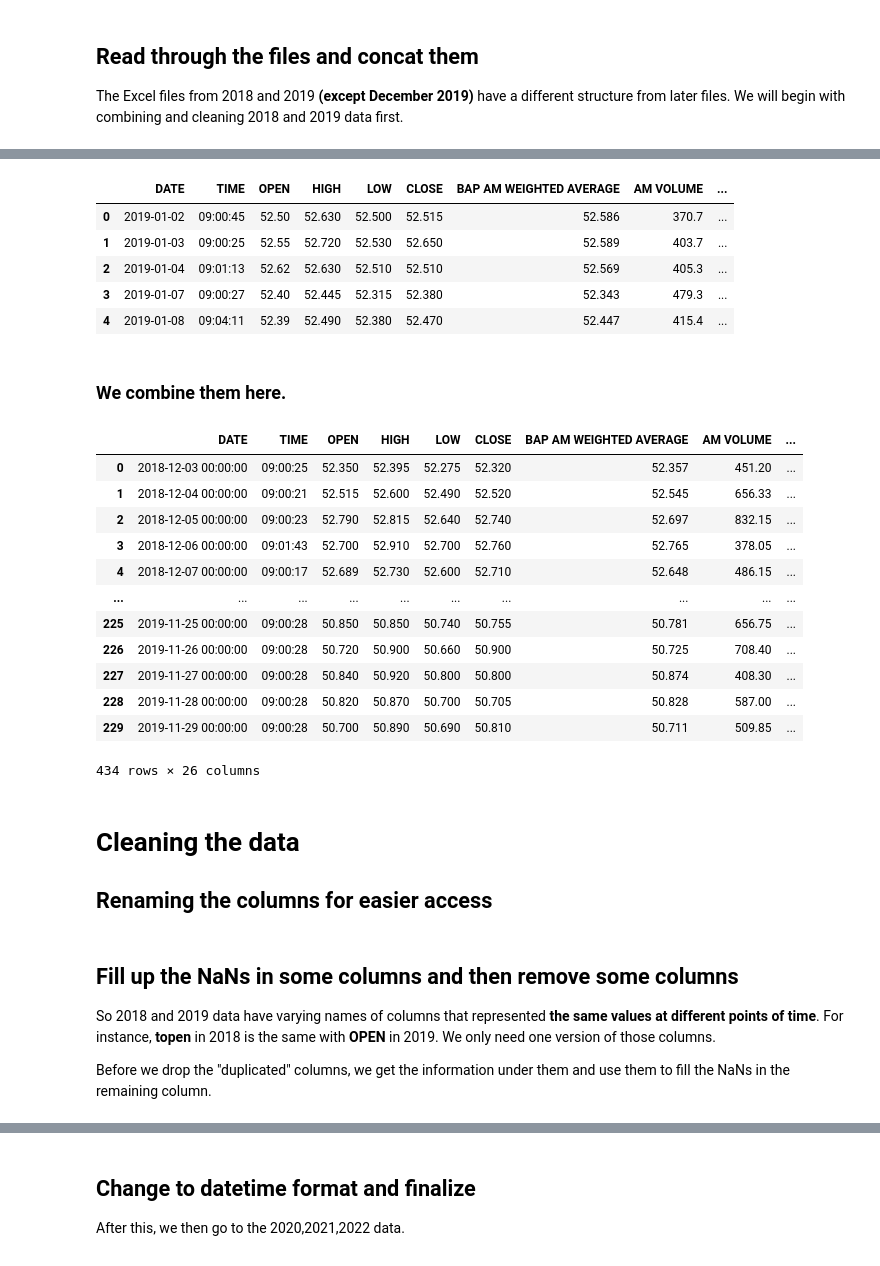
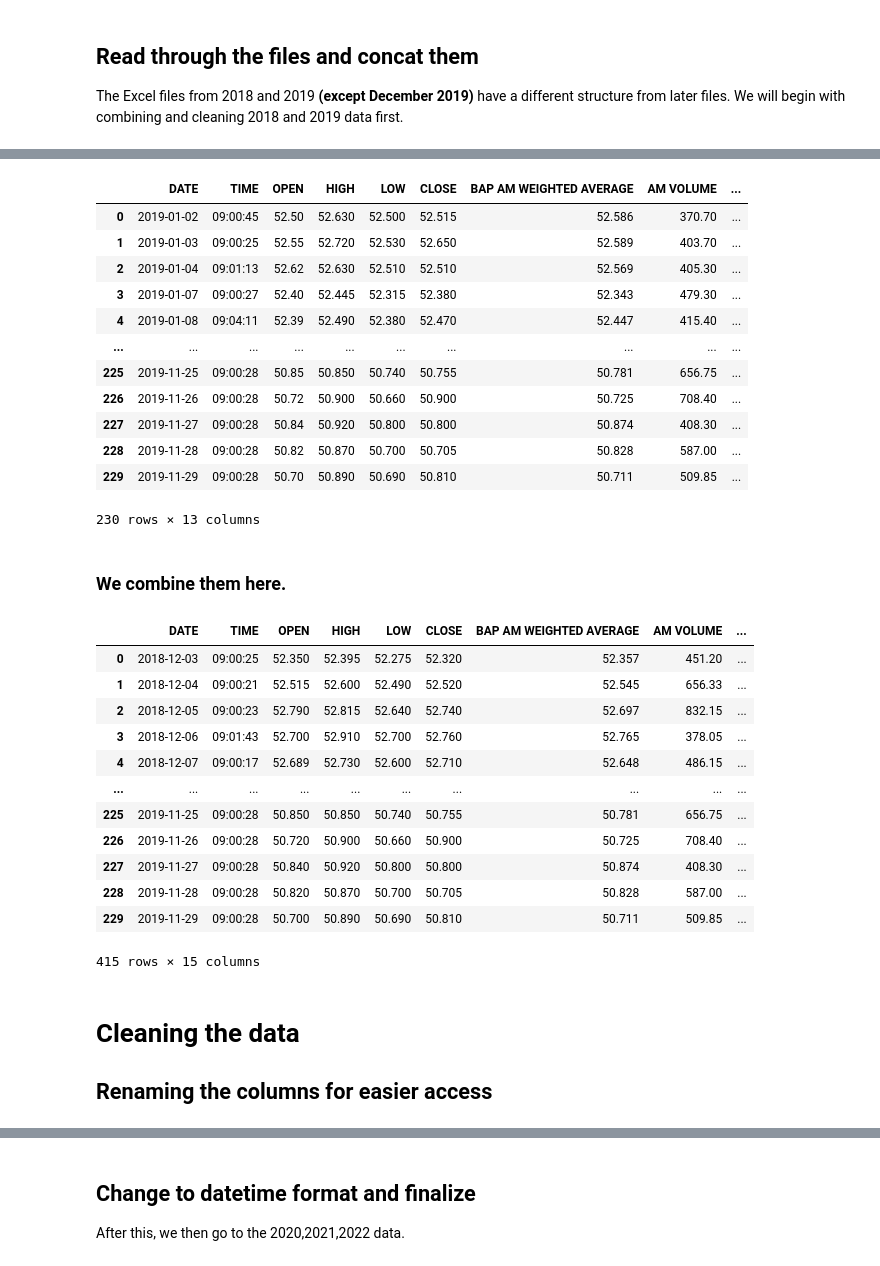
Before and after one commit to pmagtulis/usd-php-forex, a Jupyter notebook: cleaning-forex-ph.ipynb, the cells around one changed output, grey strips where cells are left out. Drawn from its saved outputs; the diff is of its cells as text; code cells hidden in the pictures.

```diff
--- a/cleaning-forex-ph.ipynb
+++ b/cleaning-forex-ph.ipynb
@@ -23,8 +25,7 @@ from plotnine import *
 
 The Excel files from 2018 and 2019 **(except December 2019)** have a different structure from later files. We will begin with combining and cleaning 2018 and 2019 data first.
 # %%
-pd.set_option("display.max_columns", None)
 df = pd.concat(pd.read_excel('2018 BAP FX Summary.xlsx', sheet_name=None, na_values=["-"]), ignore_index=True)
-df.head()
+df
 # %% [output]
 |  | DATE | TIME | OPEN | HIGH | LOW | CLOSE | BAP AM WEIGHTED AVERAGE | AM VOLUME | ... |
@@ -36,13 +44,20 @@ df.head()
 # %%
 df2 = pd.concat(pd.read_excel('2019 BAP FX Summary.xlsx', sheet_name=['January', 'February', 'March', 'April', 'May', 'June', 'July', 'August', 'September','October', 'November'], na_values=["-"]), ignore_index=True)
-df2.head()
+df2
 # %% [output]
 |  | DATE | TIME | OPEN | HIGH | LOW | CLOSE | BAP AM WEIGHTED AVERAGE | AM VOLUME | ... |
-| 0 | 2019-01-02 | 09:00:45 | 52.50 | 52.630 | 52.500 | 52.515 | 52.586 | 370.7 | ... |
-| 1 | 2019-01-03 | 09:00:25 | 52.55 | 52.720 | 52.530 | 52.650 | 52.589 | 403.7 | ... |
-| 2 | 2019-01-04 | 09:01:13 | 52.62 | 52.630 | 52.510 | 52.510 | 52.569 | 405.3 | ... |
-| 3 | 2019-01-07 | 09:00:27 | 52.40 | 52.445 | 52.315 | 52.380 | 52.343 | 479.3 | ... |
-| 4 | 2019-01-08 | 09:04:11 | 52.39 | 52.490 | 52.380 | 52.470 | 52.447 | 415.4 | ... |
+| 0 | 2019-01-02 | 09:00:45 | 52.50 | 52.630 | 52.500 | 52.515 | 52.586 | 370.70 | ... |
+| 1 | 2019-01-03 | 09:00:25 | 52.55 | 52.720 | 52.530 | 52.650 | 52.589 | 403.70 | ... |
+| 2 | 2019-01-04 | 09:01:13 | 52.62 | 52.630 | 52.510 | 52.510 | 52.569 | 405.30 | ... |
+| 3 | 2019-01-07 | 09:00:27 | 52.40 | 52.445 | 52.315 | 52.380 | 52.343 | 479.30 | ... |
+| 4 | 2019-01-08 | 09:04:11 | 52.39 | 52.490 | 52.380 | 52.470 | 52.447 | 415.40 | ... |
+| ... | ... | ... | ... | ... | ... | ... | ... | ... | ... |
+| 225 | 2019-11-25 | 09:00:28 | 50.85 | 50.850 | 50.740 | 50.755 | 50.781 | 656.75 | ... |
+| 226 | 2019-11-26 | 09:00:28 | 50.72 | 50.900 | 50.660 | 50.900 | 50.725 | 708.40 | ... |
+| 227 | 2019-11-27 | 09:00:28 | 50.84 | 50.920 | 50.800 | 50.800 | 50.874 | 408.30 | ... |
+| 228 | 2019-11-28 | 09:00:28 | 50.82 | 50.870 | 50.700 | 50.705 | 50.828 | 587.00 | ... |
+| 229 | 2019-11-29 | 09:00:28 | 50.70 | 50.890 | 50.690 | 50.810 | 50.711 | 509.85 | ... |
+230 rows × 13 columns
 # %% [markdown]
 ### We combine them here.
 # %%
@@ -50,18 +65,18 @@ df3 = pd.concat([df, df2])
 df3
 # %% [output]
 |  | DATE | TIME | OPEN | HIGH | LOW | CLOSE | BAP AM WEIGHTED AVERAGE | AM VOLUME | ... |
-| 0 | 2018-12-03 00:00:00 | 09:00:25 | 52.350 | 52.395 | 52.275 | 52.320 | 52.357 | 451.20 | ... |
-| 1 | 2018-12-04 00:00:00 | 09:00:21 | 52.515 | 52.600 | 52.490 | 52.520 | 52.545 | 656.33 | ... |
-| 2 | 2018-12-05 00:00:00 | 09:00:23 | 52.790 | 52.815 | 52.640 | 52.740 | 52.697 | 832.15 | ... |
-| 3 | 2018-12-06 00:00:00 | 09:01:43 | 52.700 | 52.910 | 52.700 | 52.760 | 52.765 | 378.05 | ... |
-| 4 | 2018-12-07 00:00:00 | 09:00:17 | 52.689 | 52.730 | 52.600 | 52.710 | 52.648 | 486.15 | ... |
+| 0 | 2018-12-03 | 09:00:25 | 52.350 | 52.395 | 52.275 | 52.320 | 52.357 | 451.20 | ... |
+| 1 | 2018-12-04 | 09:00:21 | 52.515 | 52.600 | 52.490 | 52.520 | 52.545 | 656.33 | ... |
+| 2 | 2018-12-05 | 09:00:23 | 52.790 | 52.815 | 52.640 | 52.740 | 52.697 | 832.15 | ... |
+| 3 | 2018-12-06 | 09:01:43 | 52.700 | 52.910 | 52.700 | 52.760 | 52.765 | 378.05 | ... |
+| 4 | 2018-12-07 | 09:00:17 | 52.689 | 52.730 | 52.600 | 52.710 | 52.648 | 486.15 | ... |
 | ... | ... | ... | ... | ... | ... | ... | ... | ... | ... |
-| 225 | 2019-11-25 00:00:00 | 09:00:28 | 50.850 | 50.850 | 50.740 | 50.755 | 50.781 | 656.75 | ... |
-| 226 | 2019-11-26 00:00:00 | 09:00:28 | 50.720 | 50.900 | 50.660 | 50.900 | 50.725 | 708.40 | ... |
-| 227 | 2019-11-27 00:00:00 | 09:00:28 | 50.840 | 50.920 | 50.800 | 50.800 | 50.874 | 408.30 | ... |
-| 228 | 2019-11-28 00:00:00 | 09:00:28 | 50.820 | 50.870 | 50.700 | 50.705 | 50.828 | 587.00 | ... |
-| 229 | 2019-11-29 00:00:00 | 09:00:28 | 50.700 | 50.890 | 50.690 | 50.810 | 50.711 | 509.85 | ... |
+| 225 | 2019-11-25 | 09:00:28 | 50.850 | 50.850 | 50.740 | 50.755 | 50.781 | 656.75 | ... |
+| 226 | 2019-11-26 | 09:00:28 | 50.720 | 50.900 | 50.660 | 50.900 | 50.725 | 708.40 | ... |
+| 227 | 2019-11-27 | 09:00:28 | 50.840 | 50.920 | 50.800 | 50.800 | 50.874 | 408.30 | ... |
+| 228 | 2019-11-28 | 09:00:28 | 50.820 | 50.870 | 50.700 | 50.705 | 50.828 | 587.00 | ... |
+| 229 | 2019-11-29 | 09:00:28 | 50.700 | 50.890 | 50.690 | 50.810 | 50.711 | 509.85 | ... |
-434 rows × 26 columns
+415 rows × 15 columns
 # %% [markdown]
 # Cleaning the data
 
@@ -69,9 +84,3 @@ df3
 # %%
 df3.columns = df3.columns.str.lower()
 df3.columns = df3.columns.str.replace(" ", "_")
-# %% [markdown]
-## Fill up the NaNs in some columns and then remove some columns
-
-So 2018 and 2019 data have varying names of columns that represented **the same values at different points of time**. For instance, **topen** in 2018 is the same with **OPEN** in 2019. We only need one version of those columns.
-
-Before we drop the "duplicated" columns, we get the information under them and use them to fill the NaNs in the remaining column.
```
Also changed, not shown: parts of 25 cells of this notebook.
